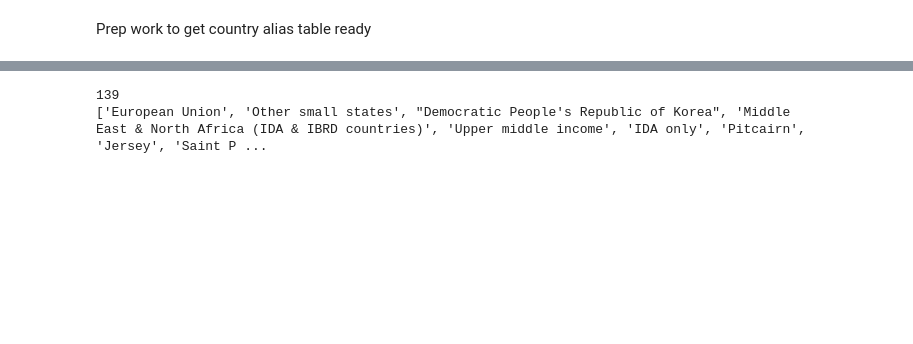
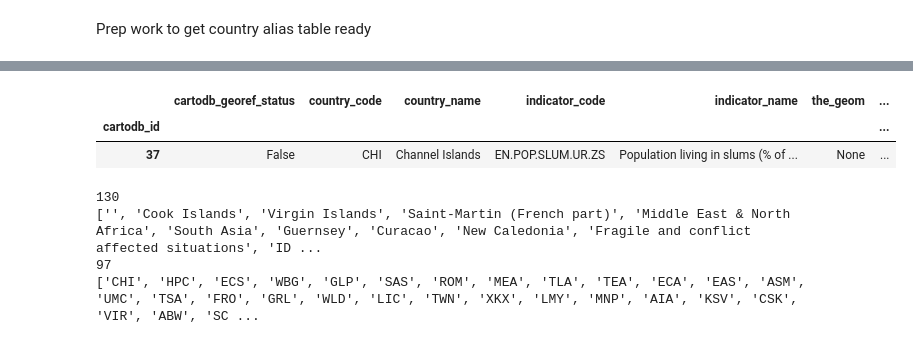
Before and after one commit to nsuberi/ResourceWatchCode, a Jupyter notebook: Metadata Management/To Long Form & Georeference.ipynb, the cells around one changed output, grey strips where cells are left out. Saved outputs shown, nothing was run; the diff lists cells and outputs as text; code cells hidden in the pictures; blank space fills up the shorter version.

```diff
--- a/Metadata Management/To Long Form & Georeference.ipynb
+++ b/Metadata Management/To Long Form & Georeference.ipynb
@@ -701,7 +755,21 @@ for name, info in tables.items():
+# %%
+df = tables['cit_028_percent_urban_slums_edit']['data']
+df[df['country_code']=='CHI']
+# %% [output]
+|  | cartodb_georef_status | country_code | country_name | indicator_code | indicator_name | the_geom | ... |
+| cartodb_id |  |  |  |  |  |  | ... |
+| 37 | False | CHI | Channel Islands | EN.POP.SLUM.UR.ZS | Population living in slums (% of ... | None | ... |
 # %%
 missed_names = list(set(missed_names))
 print(len(missed_names))
 print(missed_names)
+
+
+missed_isos = list(set(missed_isos))
+print(len(missed_isos))
+print(missed_isos)
 # %% [output]
-139
-['European Union', 'Other small states', "Democratic People's Republic of Korea", 'Middle East & North Africa (IDA & IBRD countries)', 'Upper middle income', 'IDA only', 'Pitcairn', 'Jersey', 'Saint P ...
+130
+['', 'Cook Islands', 'Virgin Islands', 'Saint-Martin (French part)', 'Middle East & North Africa', 'South Asia', 'Guernsey', 'Curacao', 'New Caledonia', 'Fragile and conflict affected situations', 'ID ...
+97
+['CHI', 'HPC', 'ECS', 'WBG', 'GLP', 'SAS', 'ROM', 'MEA', 'TLA', 'TEA', 'ECA', 'EAS', 'ASM', 'UMC', 'TSA', 'FRO', 'GRL', 'WLD', 'LIC', 'TWN', 'XKX', 'LMY', 'MNP', 'AIA', 'KSV', 'CSK', 'VIR', 'ABW', 'SC ...
```
Also changed, not shown: parts of 31 cells of this notebook, 3 other files.
